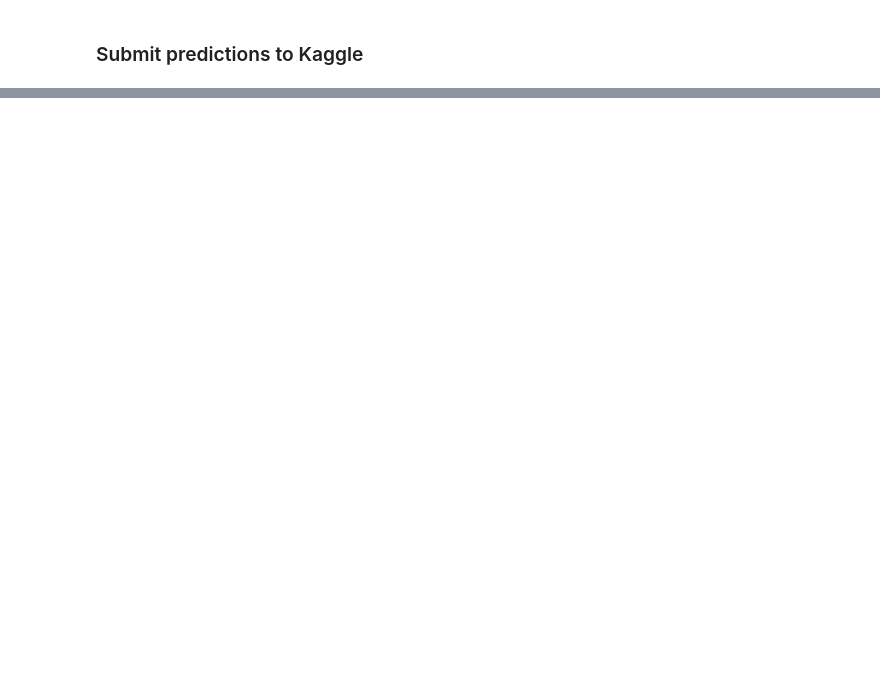
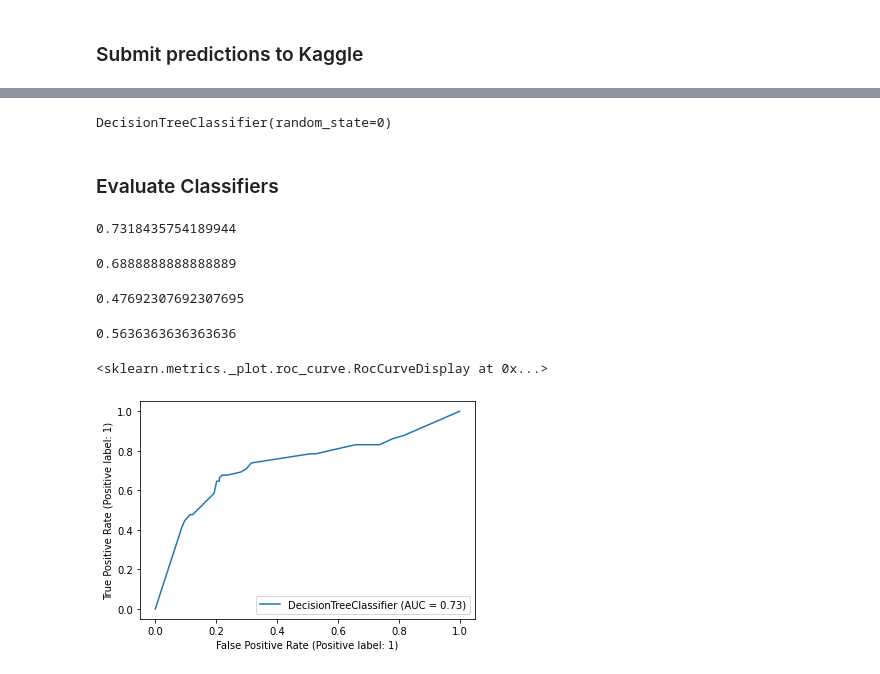
Before and after one commit to greentopsecret/random-forest-fennel-student-code, a Jupyter notebook: week_02/week-project.ipynb, the cells around one changed output, grey strips where cells are left out. Cells and saved outputs as stored; diff of their text form; code cells hidden in the pictures; blank space fills up the shorter version.

Commit message:
decision tree

```diff
--- a/week_02/week-project.ipynb
+++ b/week_02/week-project.ipynb
@@ -106,10 +104,0 @@ array([[102,  12],
-# %%
-# TODO: ask if correct values are passed:
-# if YES then how the plot find out predicted values.
-# if NO - then why metrics.confusion_matrix returns same numbers.
-clf = SVC(random_state=0)
-clf.fit(X_train_fe, y_train_real)
-
-ConfusionMatrixDisplay.from_estimator(clf, X_test_fe, y_test_real)
-
-plt.show()
@@ -126,10 +104,0 @@ plt.show()
-# %%
-clf = SVC(random_state=0)
-clf.fit(X_train_fe, y_train_real)
-
-y_test_pred = clf.predict(X_test_fe)
-cm = confusion_matrix(y_test_real, y_test_pred, labels=clf.classes_)
-disp = ConfusionMatrixDisplay(confusion_matrix=cm, display_labels=clf.classes_)
-disp.plot()
-
-plt.show()
@@ -179,0 +178,6 @@ df_kaggle.to_csv("./output/titanic_predictions.csv", index=False)
+# %%
+m = DecisionTreeClassifier(random_state=0)
+# %%
+m.fit(X_train_fe, y_train_true)
+# %% [output]
+DecisionTreeClassifier(random_state=0)
@@ -179,0 +187,23 @@ df_kaggle.to_csv("./output/titanic_predictions.csv", index=False)
+# %% [markdown]
+### Evaluate Classifiers
+# %%
+metrics.accuracy_score(y_test_true, y_test_pred)
+# %% [output]
+0.7318435754189944
+# %%
+metrics.precision_score(y_test_true, y_test_pred)
+# %% [output]
+0.6888888888888889
+# %%
+metrics.recall_score(y_test_true, y_test_pred)
+# %% [output]
+0.47692307692307695
+# %%
+metrics.f1_score(y_test_true, y_test_pred)
+# %% [output]
+0.5636363636363636
+# %%
+metrics.plot_roc_curve(m, X_test_fe, y_test_true)
+# %% [output]
+<sklearn.metrics._plot.roc_curve.RocCurveDisplay at 0x...>
+[figure, added]
```
Also changed, not shown: parts of 37 cells of this notebook.
